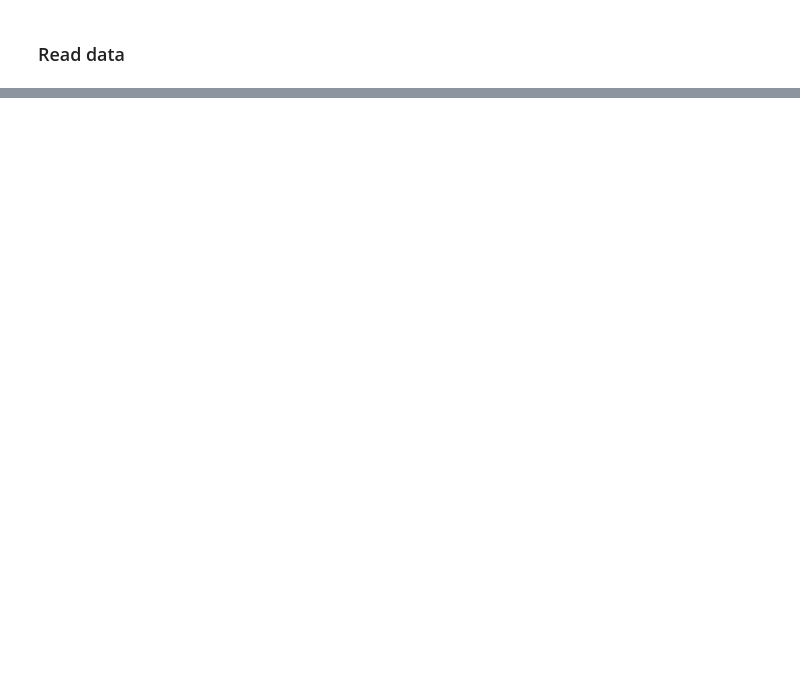
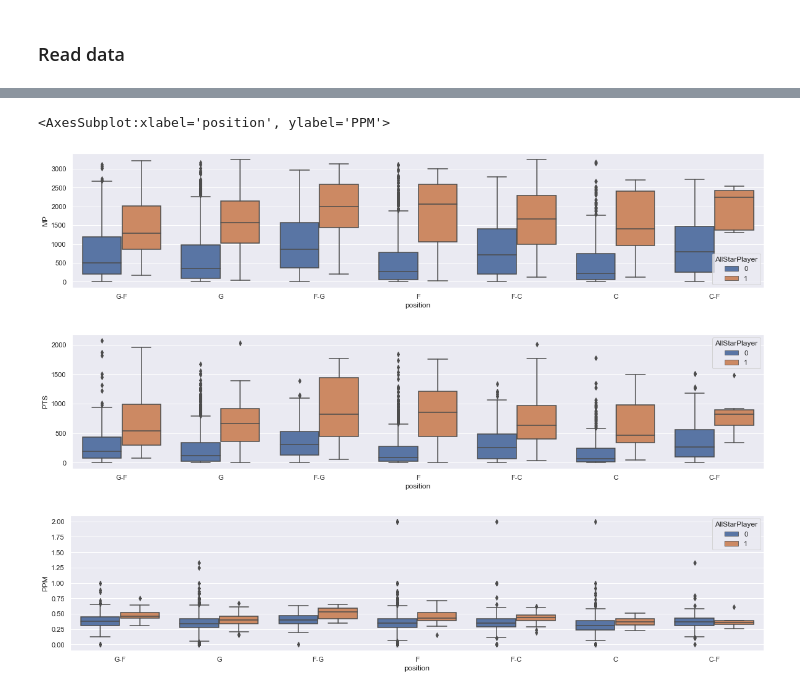
Before and after one commit to angarr/nba-players, a Jupyter notebook: code/EDA.ipynb, the cells around one changed output, grey strips where cells are left out. Drawn from its saved outputs; the diff is of its cells as text; code cells hidden in the pictures; blank space fills up the shorter version.

```diff
--- a/code/EDA.ipynb
+++ b/code/EDA.ipynb
@@ -118,0 +260,6 @@ d["basketball_player_allstar"].head(1)
+# %%
+df3['AllStarTimes'] = df3.groupby('Player')['AllStar'].transform(sum)
+# %%
+df3['AllStarPlayer'] = np.where(df3['AllStarTimes']>0,1,0)
+# %%
+dfRookie = df3[df3['rookie']==1].copy()
@@ -118,0 +297,2 @@ d["basketball_player_allstar"].head(1)
+# %%
+dfRookie['PPM'] = dfRookie['PTS']/dfRookie['MP']
@@ -118,0 +311,14 @@ d["basketball_player_allstar"].head(1)
+# %%
+fig = plt.figure(figsize=(20,4))
+sns.boxplot(data = dfRookie, x = 'position', y = 'MP', hue = 'AllStarPlayer')
+fig = plt.figure(figsize=(20,4))
+sns.boxplot(data = dfRookie, x = 'position', y = 'PTS', hue = 'AllStarPlayer')
+fig = plt.figure(figsize=(20,4))
+sns.boxplot(data = dfRookie, x = 'position', y = 'PPM', hue = 'AllStarPlayer')
+fig = plt.figure(figsize=(20,4))
+sns.boxplot(data = dfRookie, x = 'position', y = 'PPM', hue = 'AllStarPlayer')
+# %% [output]
+<AxesSubplot:xlabel='position', ylabel='PPM'>
+[figure, added]
+[figure, added]
+[figure, added]
```
Also changed, not shown: parts of 72 cells of this notebook.
